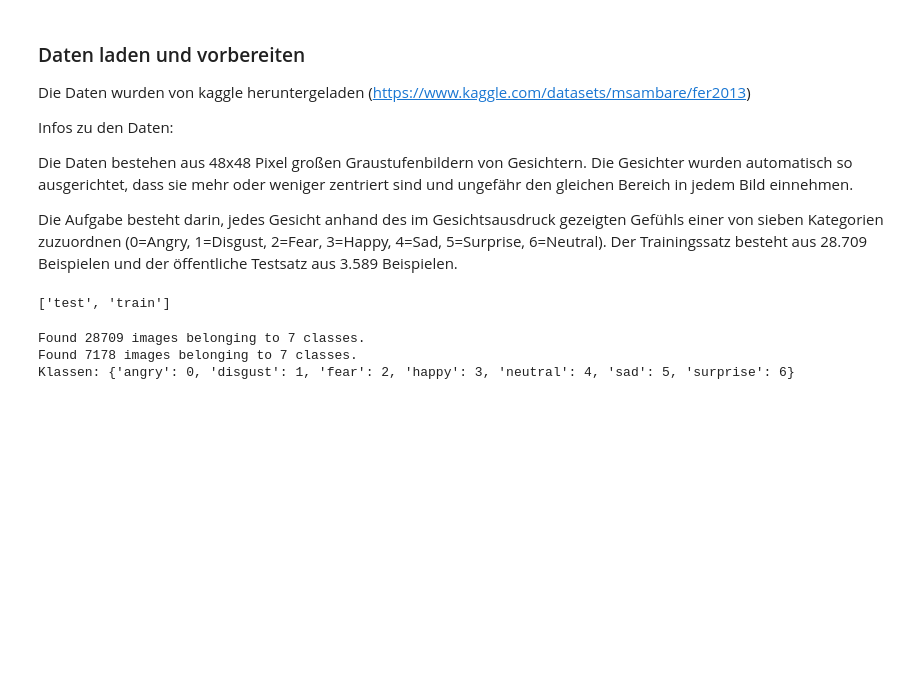
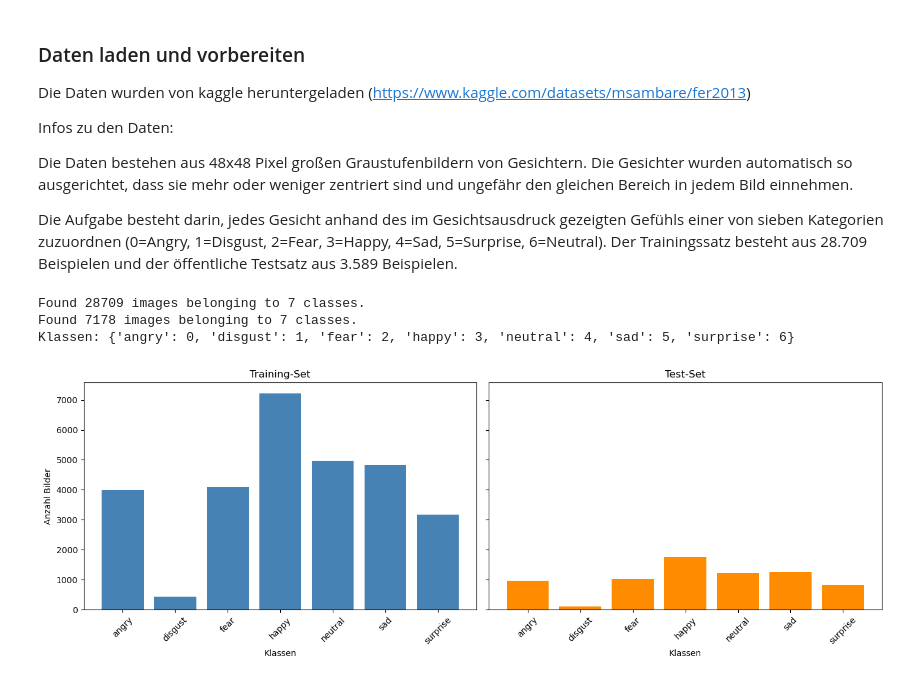
Before and after one commit to michelle-rohrer/Deep_Learning, a Jupyter notebook: main.ipynb, the cells around one changed output. Drawn from its saved outputs; the diff is of its cells as text; code cells hidden in the pictures; blank space fills up the shorter version.

Commit message:
Plots hinzugefügt

```diff
--- a/main.ipynb
+++ b/main.ipynb
@@ -22,14 +19,8 @@ Infos zu den Daten:
 Die Daten bestehen aus 48x48 Pixel großen Graustufenbildern von Gesichtern. Die Gesichter wurden automatisch so ausgerichtet, dass sie mehr oder weniger zentriert sind und ungefähr den gleichen Bereich in jedem Bild einnehmen.
 
 Die Aufgabe besteht darin, jedes Gesicht anhand des im Gesichtsausdruck gezeigten Gefühls einer von sieben Kategorien zuzuordnen (0=Angry, 1=Disgust, 2=Fear, 3=Happy, 4=Sad, 5=Surprise, 6=Neutral). Der Trainingssatz besteht aus 28.709 Beispielen und der öffentliche Testsatz aus 3.589 Beispielen.
-# %%
-# schauen welche Dateien im Ordner sind
-base_path = "/Users/husazwerg/.cache/kagglehub/datasets/msambare/fer2013/versions/1"
-print(os.listdir(base_path))
-# %% [output]
-['test', 'train']
 # %%
-base_path = "/Users/husazwerg/.cache/kagglehub/datasets/msambare/fer2013/versions/1"
+base_path = "data"
 train_dir = os.path.join(base_path, "train")
 test_dir  = os.path.join(base_path, "test")
 # %%
@@ -53,3 +44,37 @@ print(f"Klassen: {train_generator.class_indices}")
 Found 28709 images belonging to 7 classes.
 Found 7178 images belonging to 7 classes.
 Klassen: {'angry': 0, 'disgust': 1, 'fear': 2, 'happy': 3, 'neutral': 4, 'sad': 5, 'surprise': 6}
+# %%
+# Barplot mit der Verteilung der Klassen
+labels, counts = zip(*[(k, v) for k, v in train_generator.class_indices.items()])
+class_counts = [len(train_generator.filepaths) for c in counts]
+train_labels = train_generator.classes  # numerische Klassenlabels für alle Trainingsbilder
+train_df = pd.Series(train_labels).value_counts().sort_index()
+class_names = list(train_generator.class_indices.keys())
+
+labels, counts = zip(*[(k, v) for k, v in test_generator.class_indices.items()])
+class_counts = [len(test_generator.filepaths) for c in counts]
+test_labels = test_generator.classes  # numerische Klassenlabels für alle Trainingsbilder
+test_df = pd.Series(test_labels).value_counts().sort_index()
+class_names = list(test_generator.class_indices.keys())
+
+# Plot
+fig, axes = plt.subplots(1, 2, figsize=(14,5), sharey=True)
+
+# Training-Set
+axes[0].bar(class_names, train_df.values, color="steelblue")
+axes[0].set_title("Training-Set")
+axes[0].set_xlabel("Klassen")
+axes[0].set_ylabel("Anzahl Bilder")
+axes[0].tick_params(axis='x', rotation=45)
+
+# Test-Set
+axes[1].bar(class_names, test_df.values, color="darkorange")
+axes[1].set_title("Test-Set")
+axes[1].set_xlabel("Klassen")
+axes[1].tick_params(axis='x', rotation=45)
+
+plt.tight_layout()
+plt.show()
+# %% [output]
+[figure, added]
```
Also changed, not shown: parts of 2 cells of this notebook, 2 other files.
